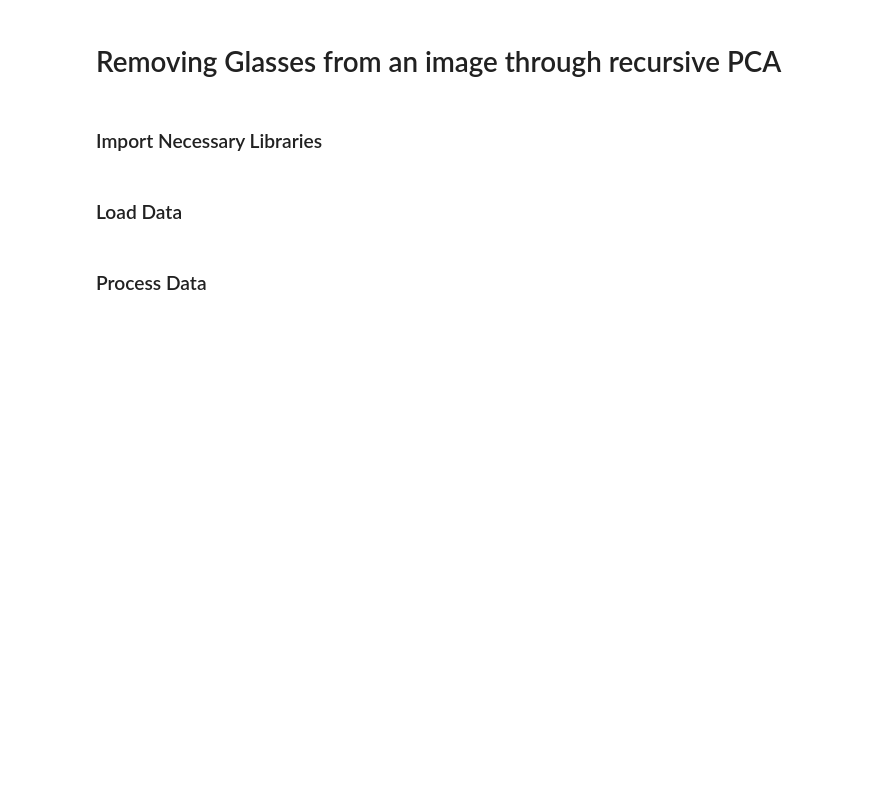
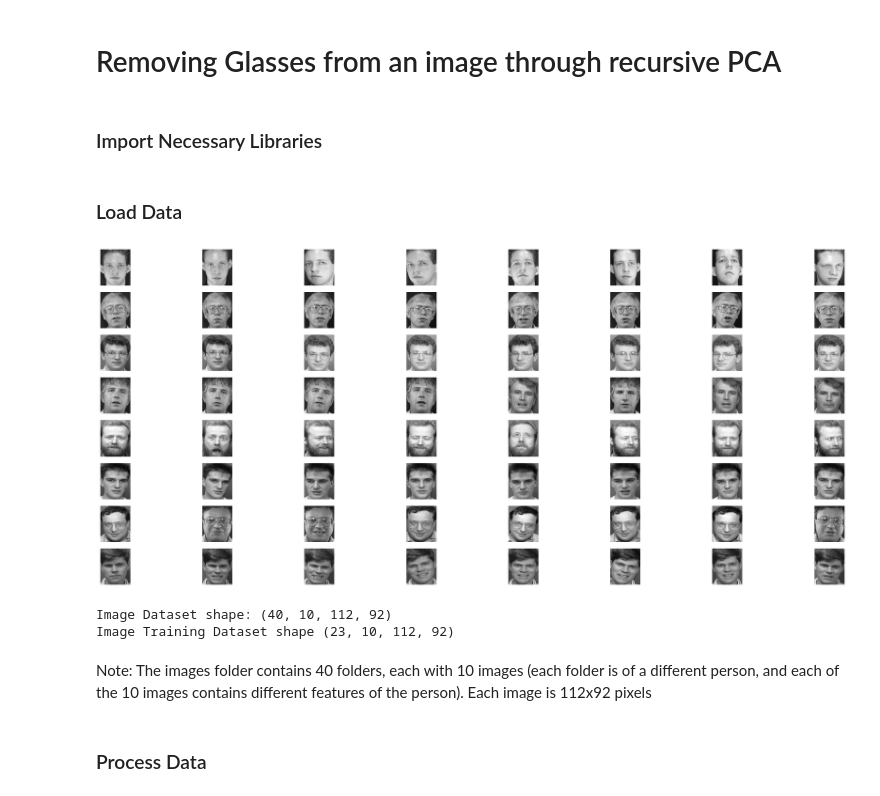
Before and after one commit to sebastian110203/COGS118BProject, a Jupyter notebook: Cogs118b_Project.ipynb, the cells around one changed output. Cells and saved outputs as stored; diff of their text form; code cells hidden in the pictures; blank space fills up the shorter version.

Commit message:
loaded dataset

```diff
--- a/Cogs118b_Project.ipynb
+++ b/Cogs118b_Project.ipynb
@@ -36,2 +37,22 @@ iamges = load_pgm_images(10, 10, False)
+# %%
+# Example of functions working
+amount_of_people = 40
+amount_of_pics = 10
+person_numbers = [0, 1, 5, 14, 25, 29, 30, 32]
+pic_numbers = [0, 2, 3, 5, 6, 7, 8, 9]
+images = load_pgm_images(40, 10)
+display_pgm_images(images, person_numbers, pic_numbers)
+
+# Create Dataset of Male and Without Glasses
+male_no_glasses = [0, 2, 4, 6, 8, 10, 11, 14, 15, 17, 20, 21, 22, 23, 24, 25, 28, 29, 32, 35, 37, 38, 39]
+male_no_glasses_ds = np.array([images[i] for i in male_no_glasses])
+print("Image Dataset shape:", images.shape)
+print("Image Training Dataset shape", male_no_glasses_ds.shape)
+# %% [output]
+[figure, added]
+Image Dataset shape: (40, 10, 112, 92)
+Image Training Dataset shape (23, 10, 112, 92)
+# %% [markdown]
+Note: The images folder contains 40 folders, each with 10 images (each folder is of a different person, and each of the 10 images contains different features of the person). Each image is 112x92 pixels
 # %% [markdown]
 ### Process Data
```
Also changed, not shown: parts of 2 cells of this notebook.
